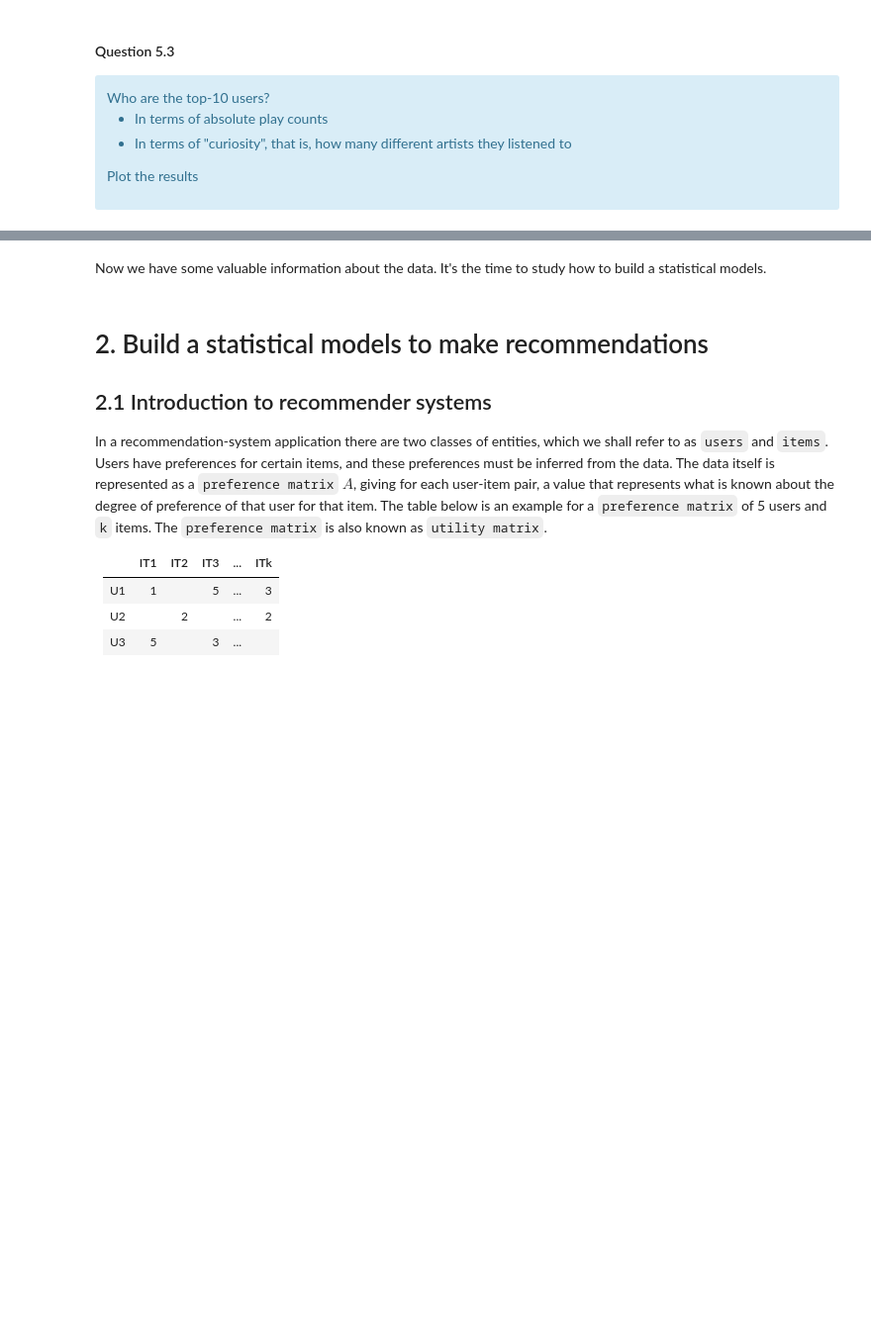
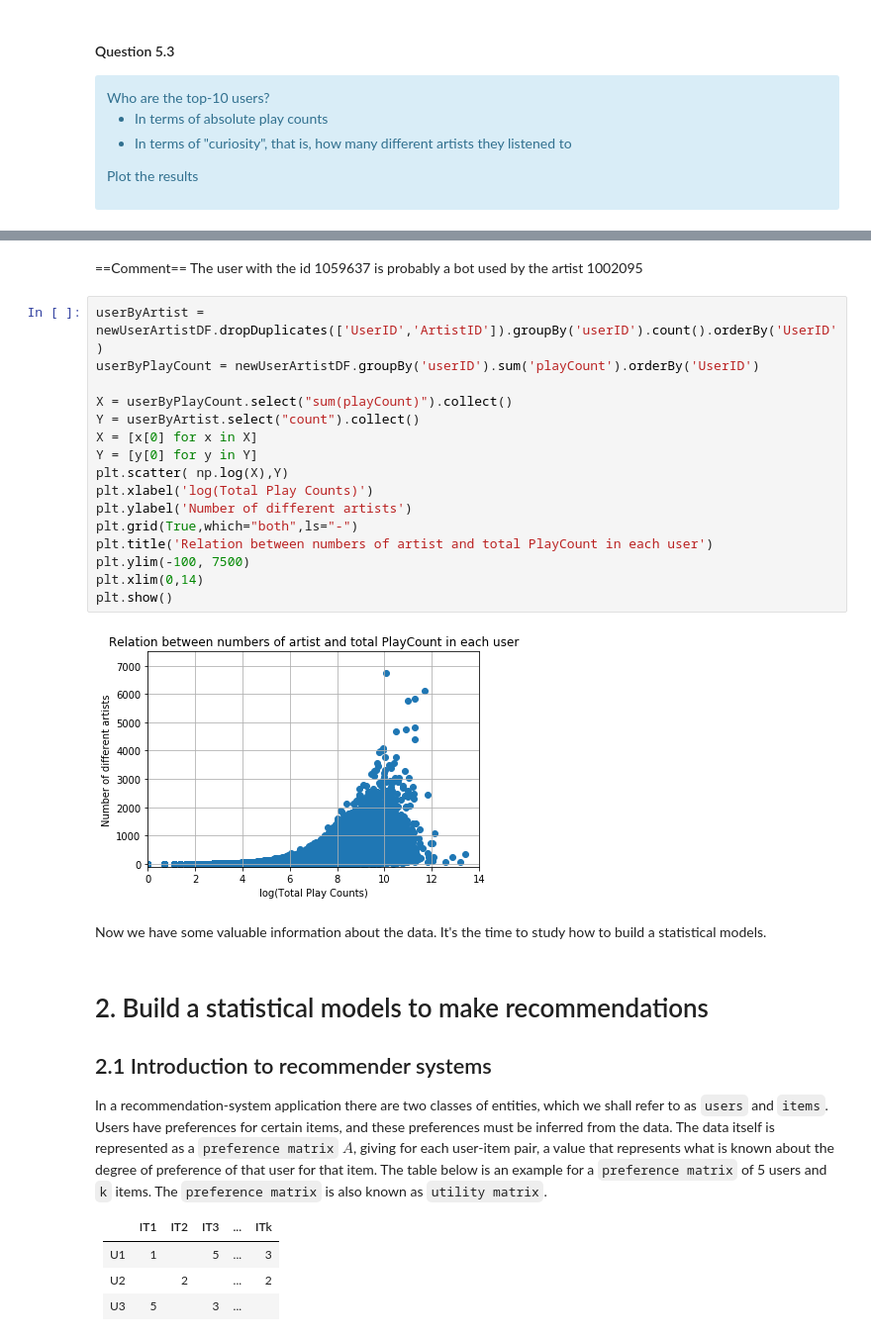
Before and after one commit to MathieuMansanarez/Algorithmic-Machine-Learning, a Jupyter notebook: Notebooks/RecSys.ipynb, the cells around one changed output, grey strips where cells are left out. Shown at 99% size. Drawn from its saved outputs; the diff is of its cells as text; blank space fills up the shorter version.

```diff
--- a/Notebooks/RecSys.ipynb
+++ b/Notebooks/RecSys.ipynb
@@ -782,3 +818,24 @@ plt.barh( ... )
+# %% [markdown]
+==Comment==
+The user with the id 1059637 is probably a bot used by the artist 1002095
+# %%
+userByArtist = newUserArtistDF.dropDuplicates(['UserID','ArtistID']).groupBy('userID').count().orderBy('UserID')
+userByPlayCount = newUserArtistDF.groupBy('userID').sum('playCount').orderBy('UserID')
+
+X = userByPlayCount.select("sum(playCount)").collect()
+Y = userByArtist.select("count").collect()
+X = [x[0] for x in X]
+Y = [y[0] for y in Y]
+plt.scatter( np.log(X),Y)
+plt.xlabel('log(Total Play Counts)')
+plt.ylabel('Number of different artists')
+plt.grid(True,which="both",ls="-")
+plt.title('Relation between numbers of artist and total PlayCount in each user')
+plt.ylim(-100, 7500)
+plt.xlim(0,14)
+plt.show()
+# %% [output]
+[figure, added]
 # %% [markdown]
 Now we have some valuable information about the data. It's the time to study how to build a statistical models.
 # %% [markdown]
```
Also changed, not shown: parts of 13 cells of this notebook.
